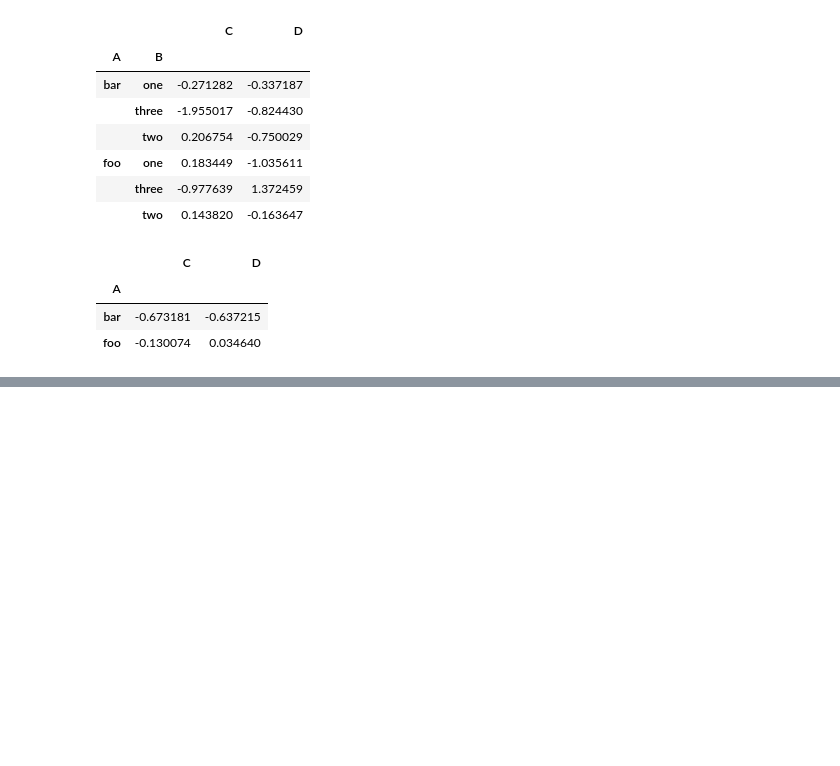
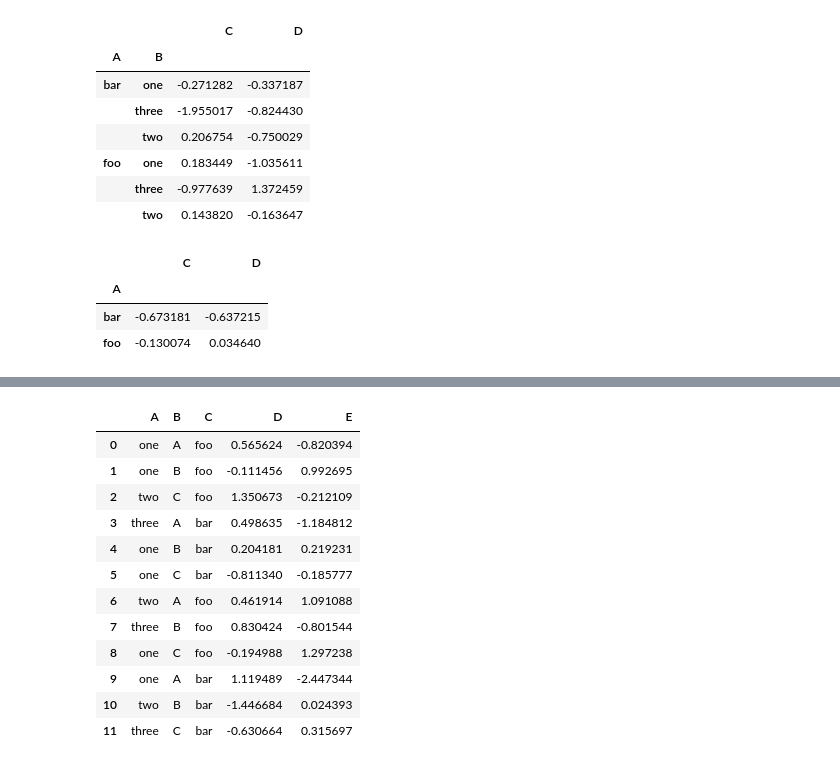
Before and after one commit to SByeol/data_science, a Jupyter notebook: HW1_pandas.ipynb, the cells around one changed output, grey strips where cells are left out. Drawn from its saved outputs; the diff is of its cells as text; code cells hidden in the pictures; blank space fills up the shorter version.

Commit message:
10 Minutes to pandas_Reshaping

```diff
--- a/HW1_pandas.ipynb
+++ b/HW1_pandas.ipynb
@@ -941,0 +1042,22 @@ df.groupby('A').mean()
+# %%
+#Reshaping_pivot tables
+df = pd.DataFrame({'A' : ['one', 'one', 'two', 'three'] * 3,
+                   'B' : ['A', 'B', 'C'] * 4,
+                   'C' : ['foo', 'foo', 'foo', 'bar', 'bar', 'bar'] * 2,
+                   'D' : np.random.randn(12),
+                   'E' : np.random.randn(12)})
+df
+# %% [output]
+|  | A | B | C | D | E |
+| 0 | one | A | foo | 0.565624 | -0.820394 |
+| 1 | one | B | foo | -0.111456 | 0.992695 |
+| 2 | two | C | foo | 1.350673 | -0.212109 |
+| 3 | three | A | bar | 0.498635 | -1.184812 |
+| 4 | one | B | bar | 0.204181 | 0.219231 |
+| 5 | one | C | bar | -0.811340 | -0.185777 |
+| 6 | two | A | foo | 0.461914 | 1.091088 |
+| 7 | three | B | foo | 0.830424 | -0.801544 |
+| 8 | one | C | foo | -0.194988 | 1.297238 |
+| 9 | one | A | bar | 1.119489 | -2.447344 |
+| 10 | two | B | bar | -1.446684 | 0.024393 |
+| 11 | three | C | bar | -0.630664 | 0.315697 |
```
Also changed, not shown: parts of 14 cells of this notebook.
